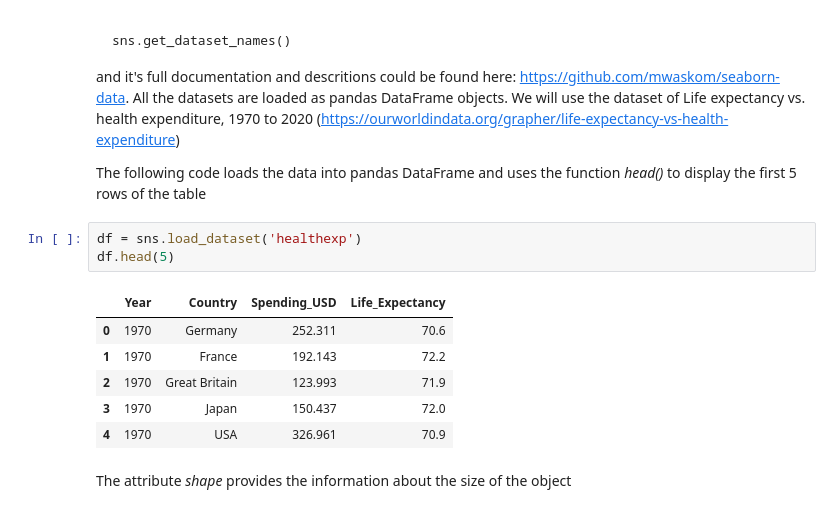
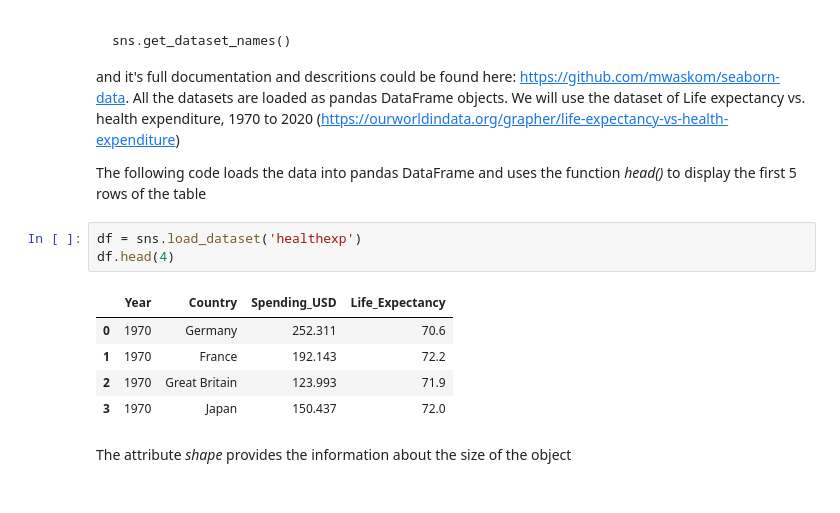
Before and after one commit to faigyb/python4ml, a Jupyter notebook: pandas_seaborn.ipynb, the cells around one changed output. Cells and saved outputs as stored; diff of their text form.

```diff
--- a/pandas_seaborn.ipynb
+++ b/pandas_seaborn.ipynb
@@ -62,14 +62,13 @@ and it's full documentation and descritions could be found here: https://github.
 The following code loads the data into pandas DataFrame and uses the function *head()* to display the first 5 rows of the table
 # %%
 df = sns.load_dataset('healthexp')
-df.head(5)
+df.head(4)
 # %% [output]
 |  | Year | Country | Spending_USD | Life_Expectancy |
 | 0 | 1970 | Germany | 252.311 | 70.6 |
 | 1 | 1970 | France | 192.143 | 72.2 |
 | 2 | 1970 | Great Britain | 123.993 | 71.9 |
 | 3 | 1970 | Japan | 150.437 | 72.0 |
-| 4 | 1970 | USA | 326.961 | 70.9 |
 # %% [markdown]
 The attribute *shape* provides the information about the size of the object
 # %%
```
